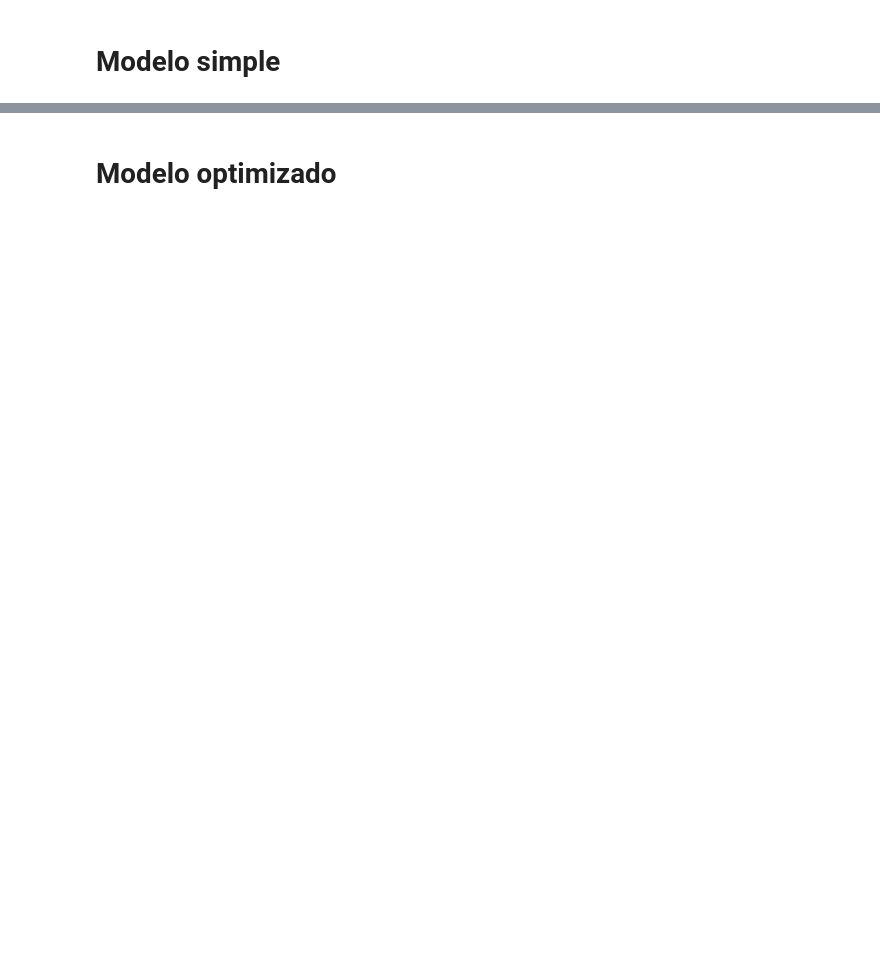
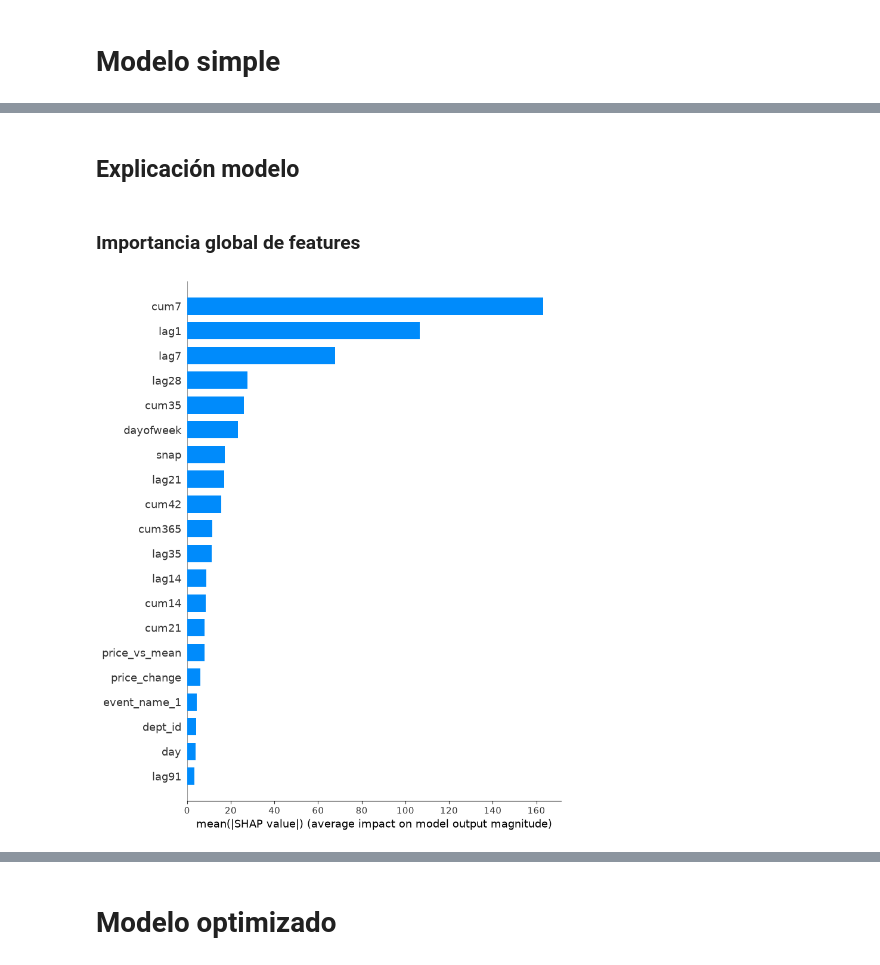
Before and after one commit to njimenez94/forecast-tfm, a Jupyter notebook: notebooks/02_model.ipynb, the cells around one changed output, grey strips where cells are left out. Saved outputs shown, nothing was run; the diff lists cells and outputs as text; code cells hidden in the pictures; blank space fills up the shorter version.

```diff
--- a/notebooks/02_model.ipynb
+++ b/notebooks/02_model.ipynb
@@ -22,6 +24,5 @@ LEVEL = 'level_12_weekly_item_store'
 df = pd.read_parquet(f'../artifacts/datasets/dataset_{LEVEL}.parquet')
 
 df = df.sort_values("date").copy()
-df["date"] = pd.to_datetime(df["date"])
 
 df.head()
@@ -29,8 +39,9 @@ df.head()
 TARGET = "sales"
 
 ID_COLS = ["agg_id", "date"]
+LEAKY_COLS = ["gross_sales"]  # derivadas de sales, fuera de FEATURES
 
-FEATURES = [c for c in df.columns if c not in ID_COLS + [TARGET]]
+FEATURES = [c for c in df.columns if c not in ID_COLS + LEAKY_COLS + [TARGET]]
 
 CATEGORICAL_FEATURES = [
     "item_id",
@@ -47,3 +58,5 @@ CATEGORICAL_FEATURES = [
 NUMERICAL_FEATURES = [c for c in FEATURES if c not in CATEGORICAL_FEATURES]
 
 FEATURES = CATEGORICAL_FEATURES + NUMERICAL_FEATURES
+
+print(len(FEATURES))
@@ -104,6 +130,6 @@ model.fit(
     eval_metric=[wrmsse_metric,],
     callbacks=[
         lgb.early_stopping(25, first_metric_only=True),
-        lgb.log_evaluation(5),
+        lgb.log_evaluation(10),
     ],
 )
@@ -109,0 +152,15 @@ model.fit(
+# %% [markdown]
+## Explicación modelo
+# %%
+import shap
+
+explainer = shap.TreeExplainer(model)
+
+X_shap = X_test.sample(n=min(2000, len(X_test)), random_state=42)
+shap_values = explainer.shap_values(X_shap)
+# %% [markdown]
+### Importancia global de features
+# %%
+shap.summary_plot(shap_values, X_shap, plot_type="bar")
+# %% [output]
+[figure, added]
```
Also changed, not shown: parts of 27 cells of this notebook, 6 other files.
